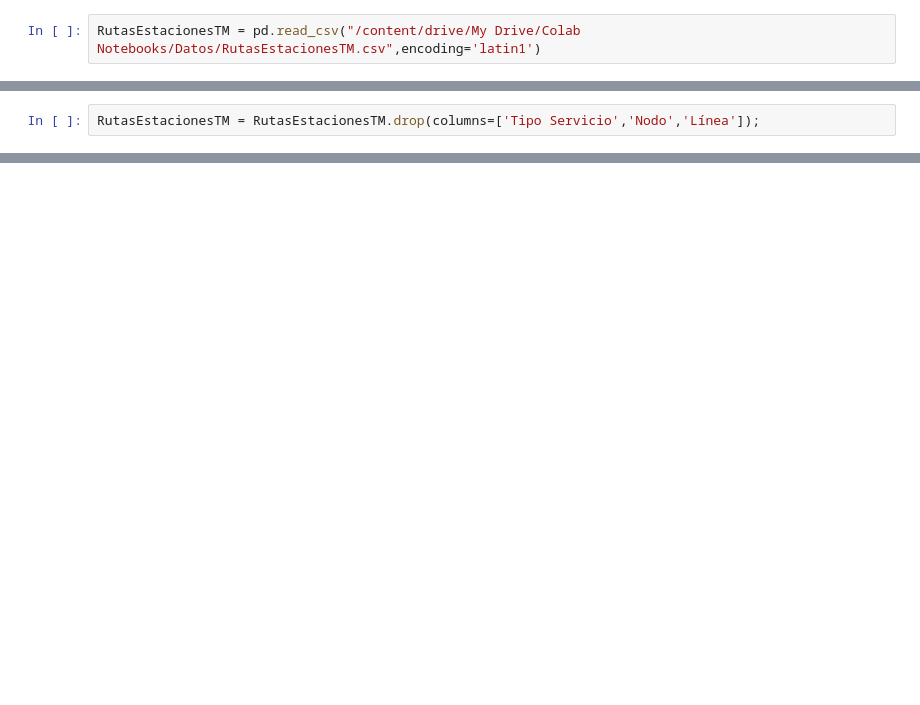
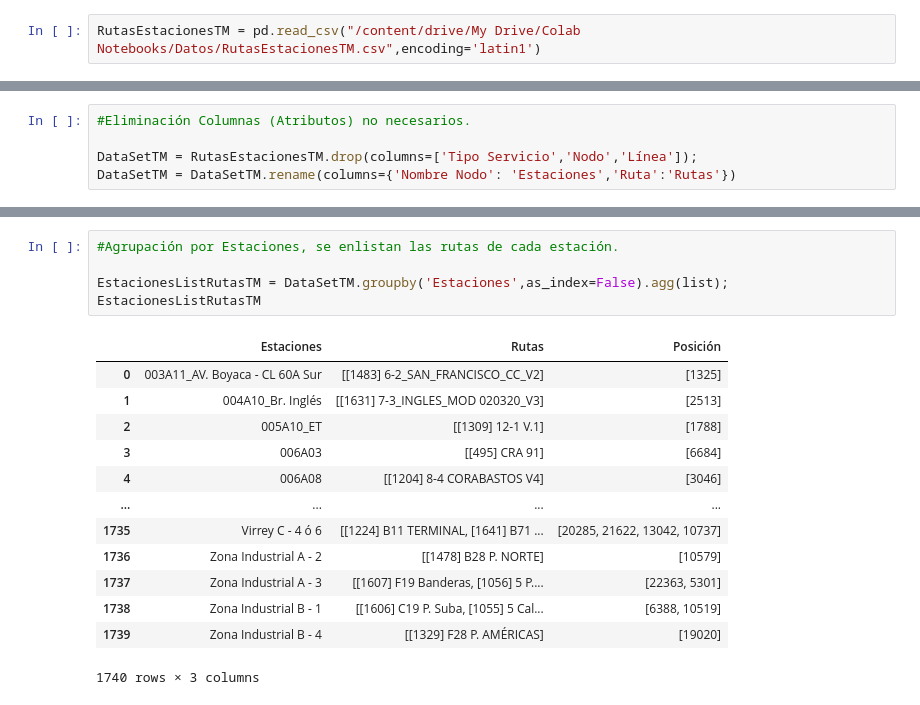
Before and after one commit to Rguarnizo/MoviliApp, a Jupyter notebook: TransmilenioMVA.ipynb, the cells around one changed output, grey strips where cells are left out. Saved outputs shown, nothing was run; the diff lists cells and outputs as text; blank space fills up the shorter version.

```diff
--- a/TransmilenioMVA.ipynb
+++ b/TransmilenioMVA.ipynb
@@ -138,2 +127,5 @@ RutasEstacionesTM
 # %%
-RutasEstacionesTM = RutasEstacionesTM.drop(columns=['Tipo Servicio','Nodo','Línea']);
+#Eliminación Columnas (Atributos) no necesarios.
+
+DataSetTM = RutasEstacionesTM.drop(columns=['Tipo Servicio','Nodo','Línea']);
+DataSetTM = DataSetTM.rename(columns={'Nombre Nodo': 'Estaciones','Ruta':'Rutas'})
@@ -166,0 +136,19 @@ type(RutasEstacionesTM['Ruta'])
+# %%
+#Agrupación por Estaciones, se enlistan las rutas de cada estación.
+
+EstacionesListRutasTM = DataSetTM.groupby('Estaciones',as_index=False).agg(list);
+EstacionesListRutasTM
+# %% [output]
+|  | Estaciones | Rutas | Posición |
+| 0 | 003A11_AV. Boyaca - CL 60A Sur | [[1483] 6-2_SAN_FRANCISCO_CC_V2] | [1325] |
+| 1 | 004A10_Br. Inglés | [[1631] 7-3_INGLES_MOD 020320_V3] | [2513] |
+| 2 | 005A10_ET | [[1309] 12-1 V.1] | [1788] |
+| 3 | 006A03 | [[495] CRA 91] | [6684] |
+| 4 | 006A08 | [[1204] 8-4 CORABASTOS V4] | [3046] |
+| ... | ... | ... | ... |
+| 1735 | Virrey C - 4 ó 6 | [[1224] B11 TERMINAL, [1641] B71 ... | [20285, 21622, 13042, 10737] |
+| 1736 | Zona Industrial A - 2 | [[1478] B28 P. NORTE] | [10579] |
+| 1737 | Zona Industrial A - 3 | [[1607] F19 Banderas, [1056] 5 P.... | [22363, 5301] |
+| 1738 | Zona Industrial B - 1 | [[1606] C19 P. Suba, [1055] 5 Cal... | [6388, 10519] |
+| 1739 | Zona Industrial B - 4 | [[1329] F28 P. AMÉRICAS] | [19020] |
+1740 rows × 3 columns
```
Also changed, not shown: parts of 50 cells of this notebook.
